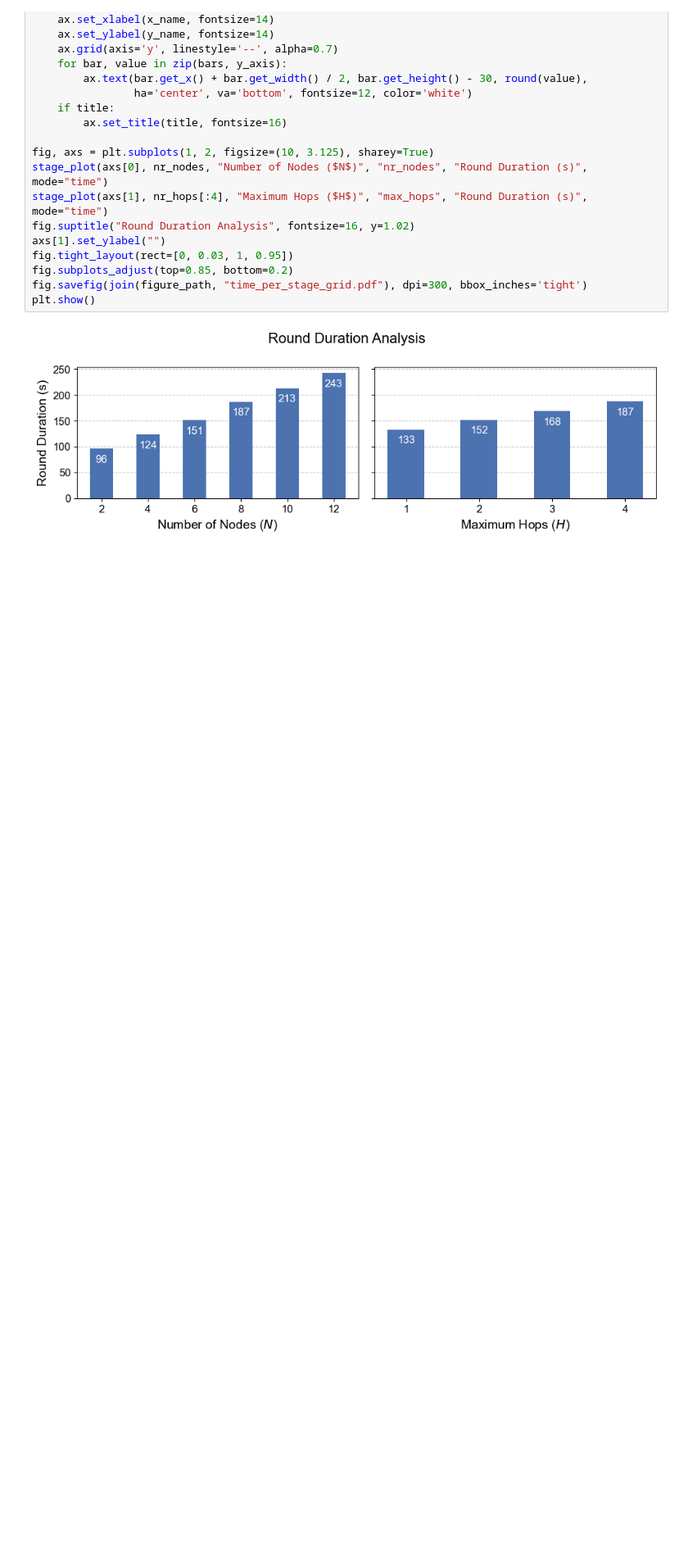
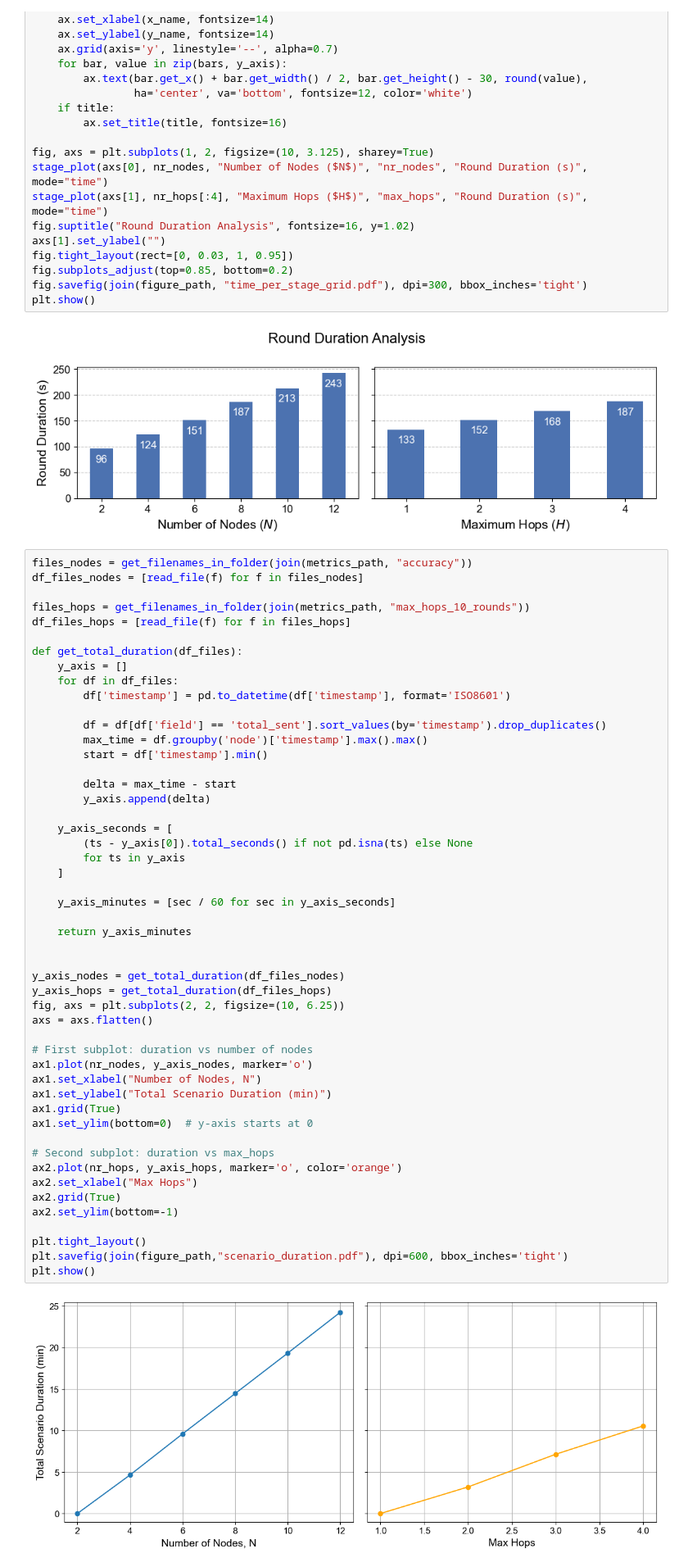
Before and after one commit to Altishofer/DFL_PeerBasedMixing, a Jupyter notebook: experiments/1_general_metrics.ipynb, the cells around one changed output. Shown at 82% size. Cells and saved outputs as stored; diff of their text form; blank space fills up the shorter version.

Commit message:
added missing plot

```diff
--- a/experiments/1_general_metrics.ipynb
+++ b/experiments/1_general_metrics.ipynb
@@ -544,3 +544,55 @@ fig.savefig(join(figure_path, "time_per_stage_grid.pdf"), dpi=300, bbox_inches='
 plt.show()
 # %% [output]
 [figure]
+# %%
+files_nodes = get_filenames_in_folder(join(metrics_path, "accuracy"))
+df_files_nodes = [read_file(f) for f in files_nodes]
+
+files_hops = get_filenames_in_folder(join(metrics_path, "max_hops_10_rounds"))
+df_files_hops = [read_file(f) for f in files_hops]
+
+def get_total_duration(df_files):
+    y_axis = []
+    for df in df_files:
+        df['timestamp'] = pd.to_datetime(df['timestamp'], format='ISO8601')
+
+        df = df[df['field'] == 'total_sent'].sort_values(by='timestamp').drop_duplicates()
+        max_time = df.groupby('node')['timestamp'].max().max()
+        start = df['timestamp'].min()
+
+        delta = max_time - start
+        y_axis.append(delta)
+
+    y_axis_seconds = [
+        (ts - y_axis[0]).total_seconds() if not pd.isna(ts) else None
+        for ts in y_axis
+    ]
+
+    y_axis_minutes = [sec / 60 for sec in y_axis_seconds]
+
+    return y_axis_minutes
+
+
+y_axis_nodes = get_total_duration(df_files_nodes)
+y_axis_hops = get_total_duration(df_files_hops)
+fig, axs = plt.subplots(2, 2, figsize=(10, 6.25))
+axs = axs.flatten()
+
+# First subplot: duration vs number of nodes
+ax1.plot(nr_nodes, y_axis_nodes, marker='o')
+ax1.set_xlabel("Number of Nodes, N")
+ax1.set_ylabel("Total Scenario Duration (min)")
+ax1.grid(True)
+ax1.set_ylim(bottom=0)  # y-axis starts at 0
+
+# Second subplot: duration vs max_hops
+ax2.plot(nr_hops, y_axis_hops, marker='o', color='orange')
+ax2.set_xlabel("Max Hops")
+ax2.grid(True)
+ax2.set_ylim(bottom=-1)
+
+plt.tight_layout()
+plt.savefig(join(figure_path,"scenario_duration.pdf"), dpi=600, bbox_inches='tight')
+plt.show()
+# %% [output]
+[figure, added]
```
Also changed, not shown: parts of 3 cells of this notebook, 10 other files.
